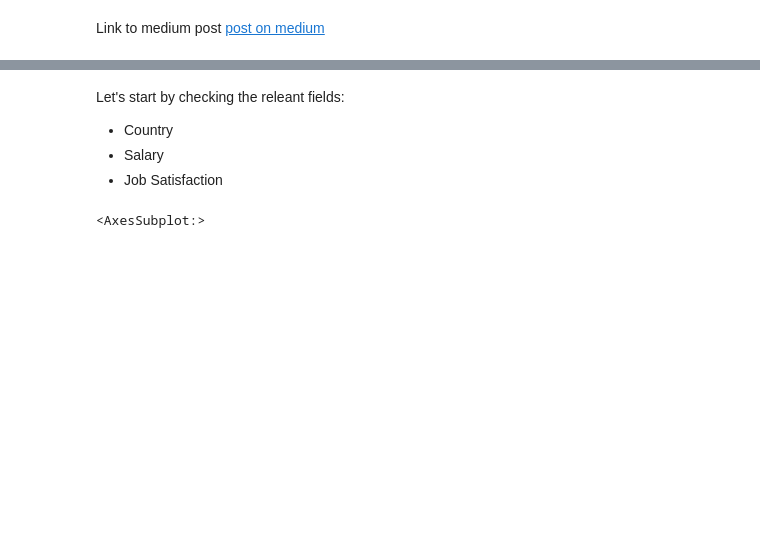
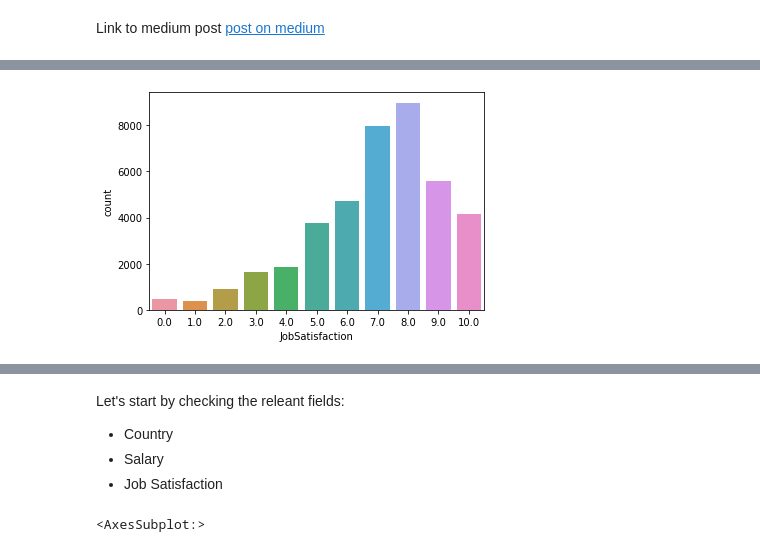
Before and after one commit to bignollo/JobSatisfaction, a Jupyter notebook: Medium Post.ipynb, the cells around one changed output, grey strips where cells are left out. Saved outputs shown, nothing was run; the diff lists cells and outputs as text; code cells hidden in the pictures; blank space fills up the shorter version.

```diff
--- a/Medium Post.ipynb
+++ b/Medium Post.ipynb
@@ -26,0 +117,7 @@ df = pd.read_csv('./survey-results-public.csv')
+# %%
+g = sns.countplot(
+    data=df,
+    x="JobSatisfaction"
+)
+# %% [output]
+[figure, added]
```
Also changed, not shown: parts of 15 cells of this notebook.
